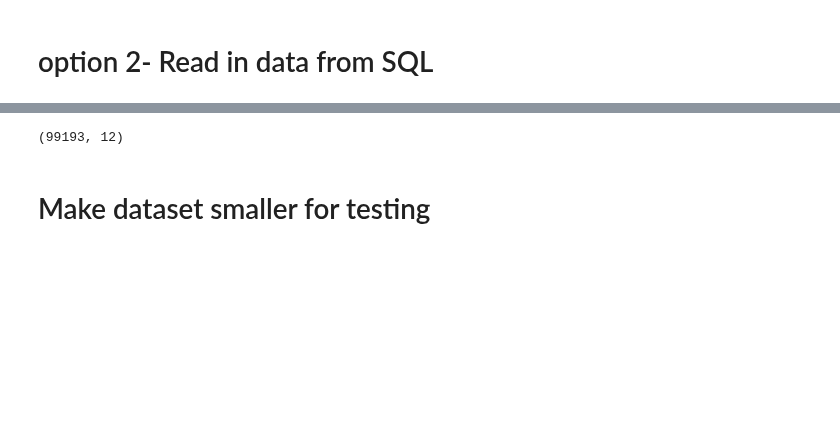
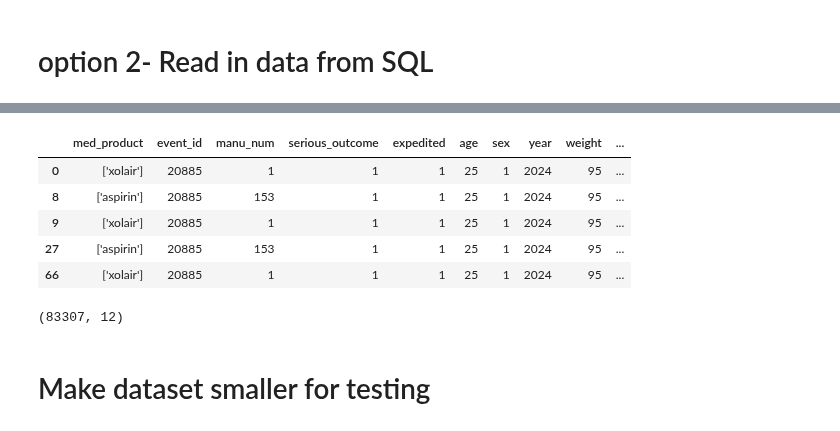
Before and after one commit to teamlunarlanding/Pharma-Drug-Surveillance, a Jupyter notebook: Modeling.ipynb, the cells around one changed output, grey strips where cells are left out. Drawn from its saved outputs; the diff is of its cells as text; code cells hidden in the pictures; blank space fills up the shorter version.

```diff
--- a/Modeling.ipynb
+++ b/Modeling.ipynb
@@ -271 +268,10 @@ master_query_df.shape
+# %%
+master_query_df.head()
+# %% [output]
+|  | med_product | event_id | manu_num | serious_outcome | expedited | age | sex | year | weight | ... |
+| 0 | ['xolair'] | 20885 | 1 | 1 | 1 | 25 | 1 | 2024 | 95 | ... |
+| 8 | ['aspirin'] | 20885 | 153 | 1 | 1 | 25 | 1 | 2024 | 95 | ... |
+| 9 | ['xolair'] | 20885 | 1 | 1 | 1 | 25 | 1 | 2024 | 95 | ... |
+| 27 | ['aspirin'] | 20885 | 153 | 1 | 1 | 25 | 1 | 2024 | 95 | ... |
+| 66 | ['xolair'] | 20885 | 1 | 1 | 1 | 25 | 1 | 2024 | 95 | ... |
 # %%
@@ -273,8 +279,7 @@ master_query_df.to_csv('DataLibrary/result_query_df.csv')
 # %%
-master_query_df = result_query_df.drop_duplicates()
 master_query_df.shape
 # %% [output]
-(99193, 12)
+(83307, 12)
 # %% [markdown]
 # Make dataset smaller for testing
 # %% [markdown]
```
Also changed, not shown: parts of 20 cells of this notebook, 1 other file.
